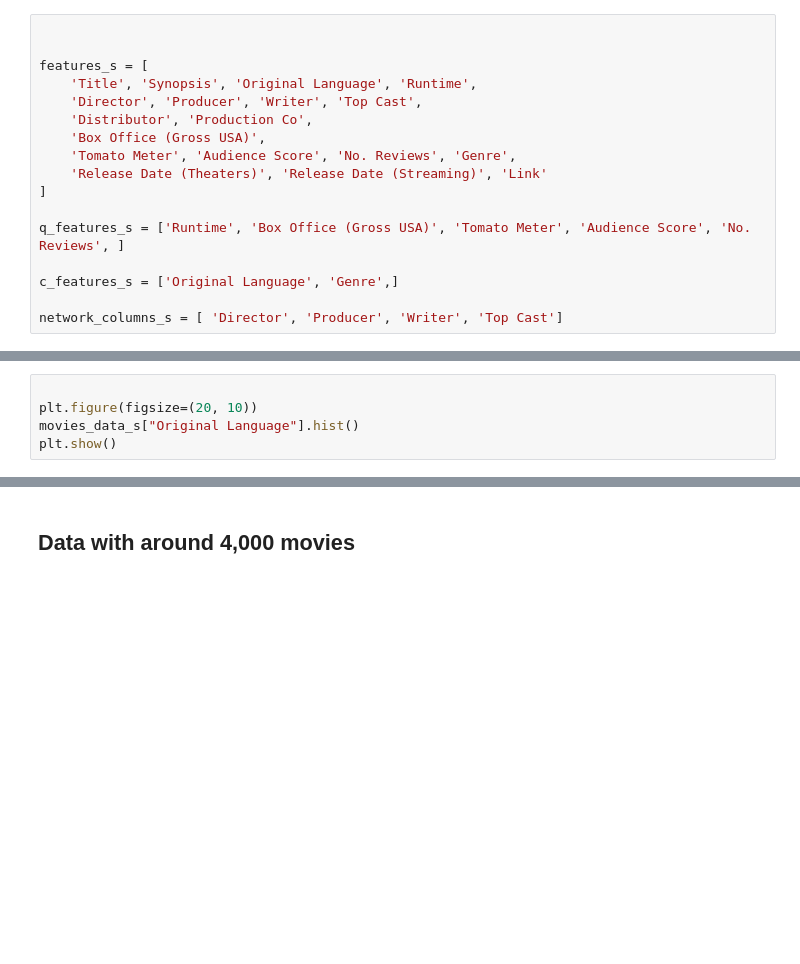
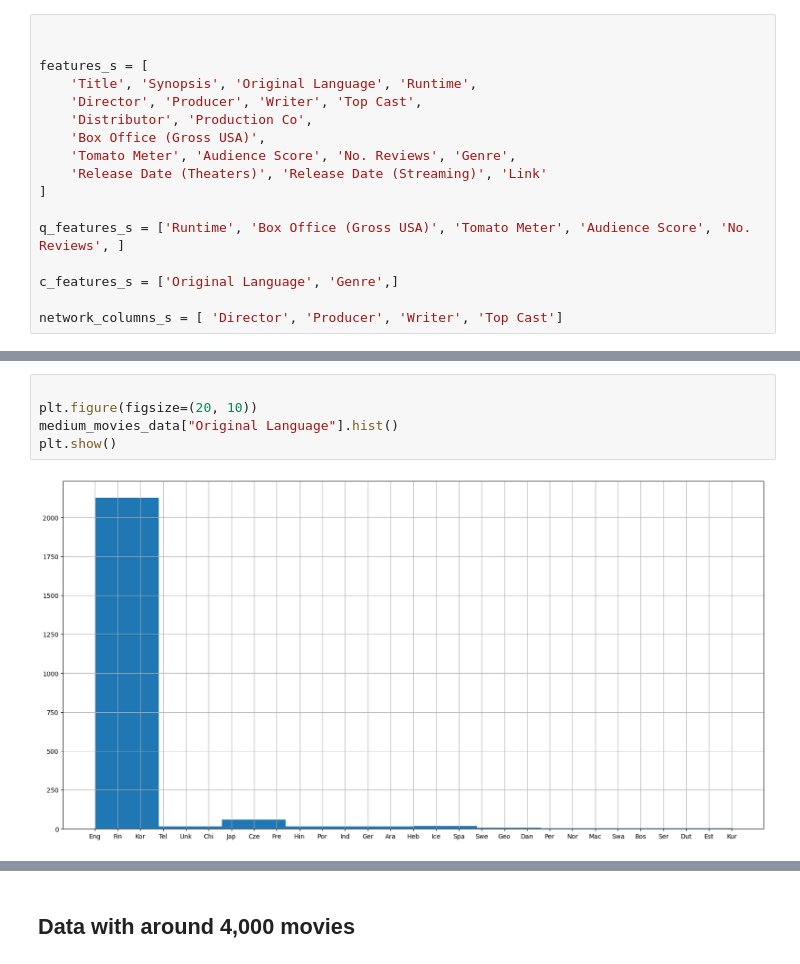
Before and after one commit to Sorooshi/Rotten_Tomatoes_DatabaSet, a Jupyter notebook: notebooks/a02_generate_two_movie_datasets.ipynb, the cells around one changed output, grey strips where cells are left out. Cells and saved outputs as stored; diff of their text form; blank space fills up the shorter version.

```diff
--- a/notebooks/a02_generate_two_movie_datasets.ipynb
+++ b/notebooks/a02_generate_two_movie_datasets.ipynb
@@ -250,8 +233,10 @@ plt.show()
 # %%
 
 plt.figure(figsize=(20, 10))
-movies_data_s["Original Language"].hist()
+medium_movies_data["Original Language"].hist()
 plt.show()
+# %% [output]
+[figure, added]
 # %%
 
 plt.figure(figsize=(10, 10))
```
Also changed, not shown: parts of 52 cells of this notebook.
